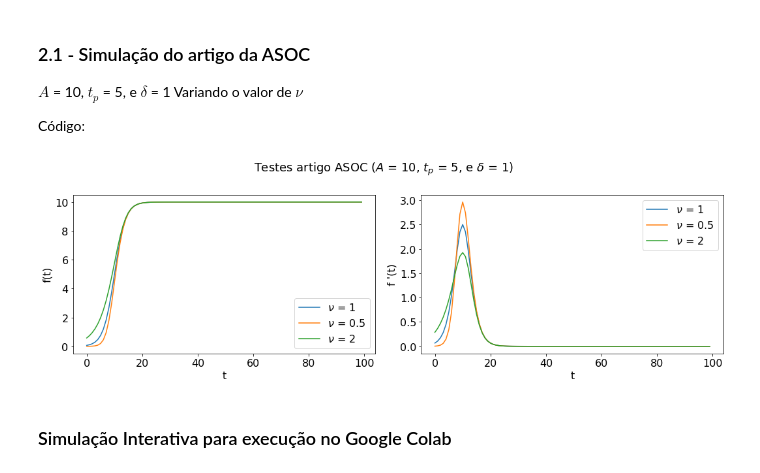
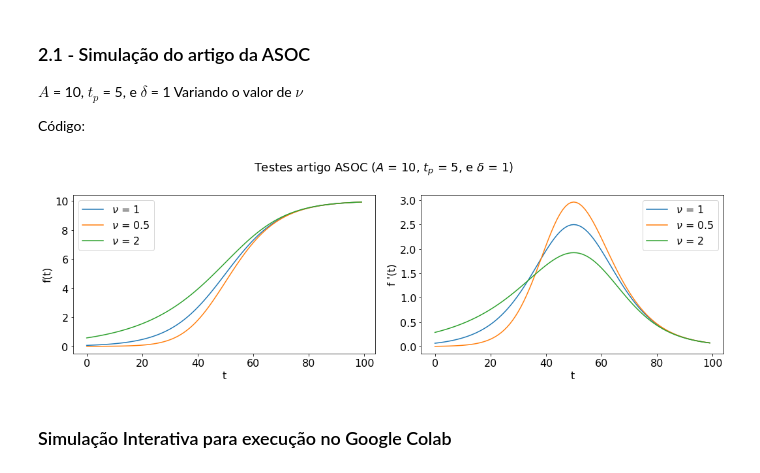
Before and after one commit to fpelogia/epid-models, a Jupyter notebook: Notebooks/functions.ipynb, the cells around one changed output. Saved outputs shown, nothing was run; the diff lists cells and outputs as text; code cells hidden in the pictures.

```diff
--- a/Notebooks/functions.ipynb
+++ b/Notebooks/functions.ipynb
@@ -77,36 +77,36 @@ Variando o valor de $\nu$
 Código:
 # %%
 # Define time array
-t = np.arange(0, 50, 0.5) # start / end / step
+t = np.arange(0, 10, 0.1) # start / end / step
 
 # Model parameters
 A = 10
 tp = 5
 delta = 1
 
 fig, axs = plt.subplots(1, 2, figsize=(15,5)) # 1 row, 2 cols
 plt.rc('axes', labelsize=16)
-fig.suptitle(r'Testes artigo ASOC ($A$ = 10, $t_p$ = 5, e $\delta$ = 1)', fontsize=16)
+fig.suptitle(r'Testes artigo ASOC ($A$ = 10, $t_p$ = 5, e $\delta$ = 1)', fontsize=18)
 #Plot f(t)
 axs[0].plot(f_t(t, A, tp, delta, 1.0), label='$\\nu$ = 1') # nu = 1
 axs[0].plot(f_t(t, A, tp, delta, 0.5), label='$\\nu$ = 0.5') # nu = 0.5
 axs[0].plot(f_t(t, A, tp, delta, 2.0), label='$\\nu$ = 2') # nu = 2
 axs[0].legend()
 axs[0].set_xlabel('t')
 axs[0].set_ylabel('f(t)')
 
 #Plot df(t)/dt
 axs[1].plot(deriv_f_t(t, A, tp, delta, 1.0), label='$\\nu$ = 1') # nu = 1
 axs[1].plot(deriv_f_t(t, A, tp, delta, 0.5), label='$\\nu$ = 0.5') # nu = 0.5
 axs[1].plot(deriv_f_t(t, A, tp, delta, 2.0), label='$\\nu$ = 2') # nu = 2
 axs[1].legend()
 axs[1].set_xlabel('t')
 axs[1].set_ylabel("f '(t)")
 
 fig.tight_layout() # fix spacing between subplots
 plt.show()
 # %% [output]
-[figure, old version]
+[figure, new version]
 # %% [markdown]
 ### Simulação Interativa para execução no Google Colab
 # %%
```
